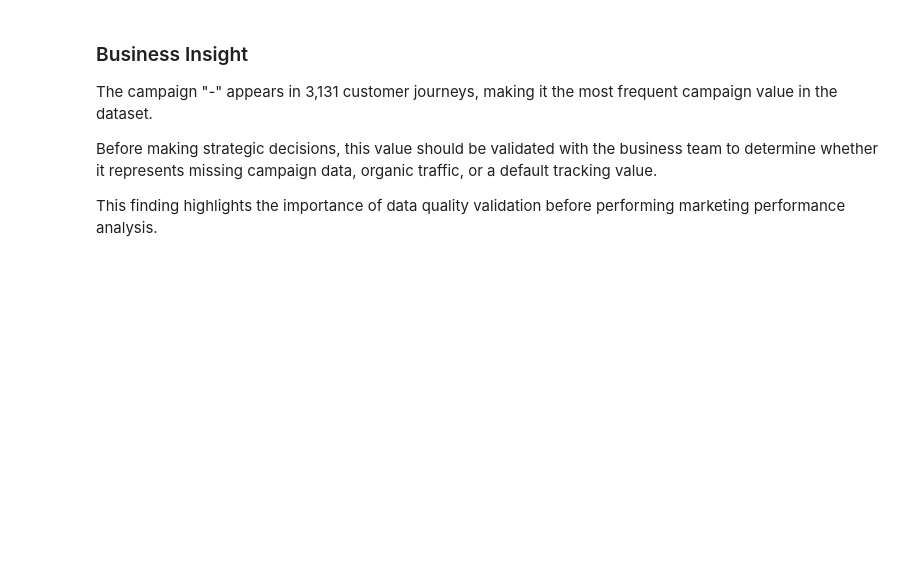
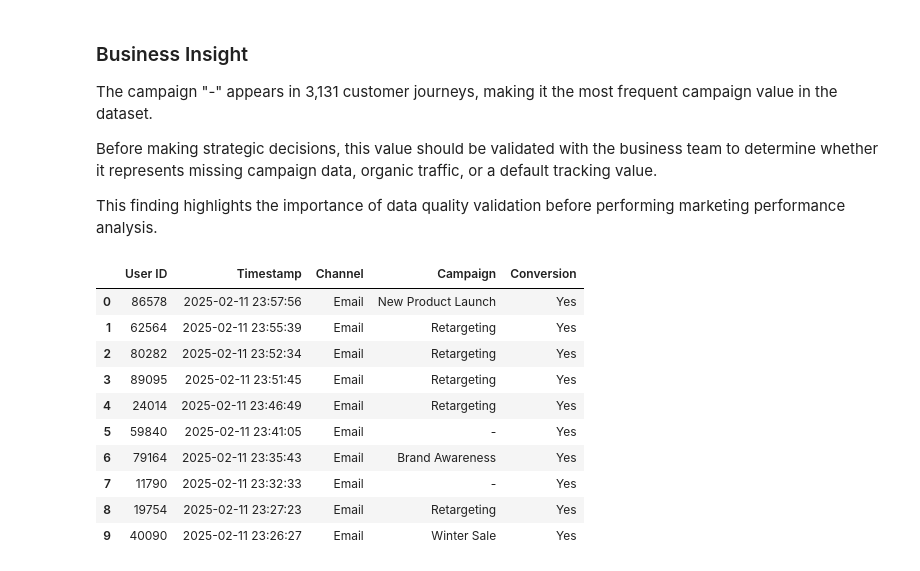
Before and after one commit to sakinasayed512/multi-touch-attribution, a Jupyter notebook: Marketing_Attribution_ROI_Dashboard/notebooks/01_Data_Exploration.ipynb, the cells around one changed output. Cells and saved outputs as stored; diff of their text form; code cells hidden in the pictures; blank space fills up the shorter version.

```diff
--- a/Marketing_Attribution_ROI_Dashboard/notebooks/01_Data_Exploration.ipynb
+++ b/Marketing_Attribution_ROI_Dashboard/notebooks/01_Data_Exploration.ipynb
@@ -843,3 +843,35 @@ The campaign "-" appears in 3,131 customer journeys, making it the most frequent
 Before making strategic decisions, this value should be validated with the business team to determine whether it represents missing campaign data, organic traffic, or a default tracking value.
 
 This finding highlights the importance of data quality validation before performing marketing performance analysis.
+# %%
+# SQL Query: Successful Email conversions
+
+query = """
+SELECT
+    "User ID",
+    Timestamp,
+    Channel,
+    Campaign,
+    Conversion
+FROM marketing_data
+WHERE Channel = 'Email'
+AND Conversion = 'Yes'
+ORDER BY Timestamp DESC
+LIMIT 10;
+"""
+
+email_conversions = pd.read_sql_query(query, connection)
+
+email_conversions
+# %% [output]
+|  | User ID | Timestamp | Channel | Campaign | Conversion |
+| 0 | 86578 | 2025-02-11 23:57:56 | Email | New Product Launch | Yes |
+| 1 | 62564 | 2025-02-11 23:55:39 | Email | Retargeting | Yes |
+| 2 | 80282 | 2025-02-11 23:52:34 | Email | Retargeting | Yes |
+| 3 | 89095 | 2025-02-11 23:51:45 | Email | Retargeting | Yes |
+| 4 | 24014 | 2025-02-11 23:46:49 | Email | Retargeting | Yes |
+| 5 | 59840 | 2025-02-11 23:41:05 | Email | - | Yes |
+| 6 | 79164 | 2025-02-11 23:35:43 | Email | Brand Awareness | Yes |
+| 7 | 11790 | 2025-02-11 23:32:33 | Email | - | Yes |
+| 8 | 19754 | 2025-02-11 23:27:23 | Email | Retargeting | Yes |
+| 9 | 40090 | 2025-02-11 23:26:27 | Email | Winter Sale | Yes |
```
Also changed, not shown: parts of 13 cells of this notebook.
